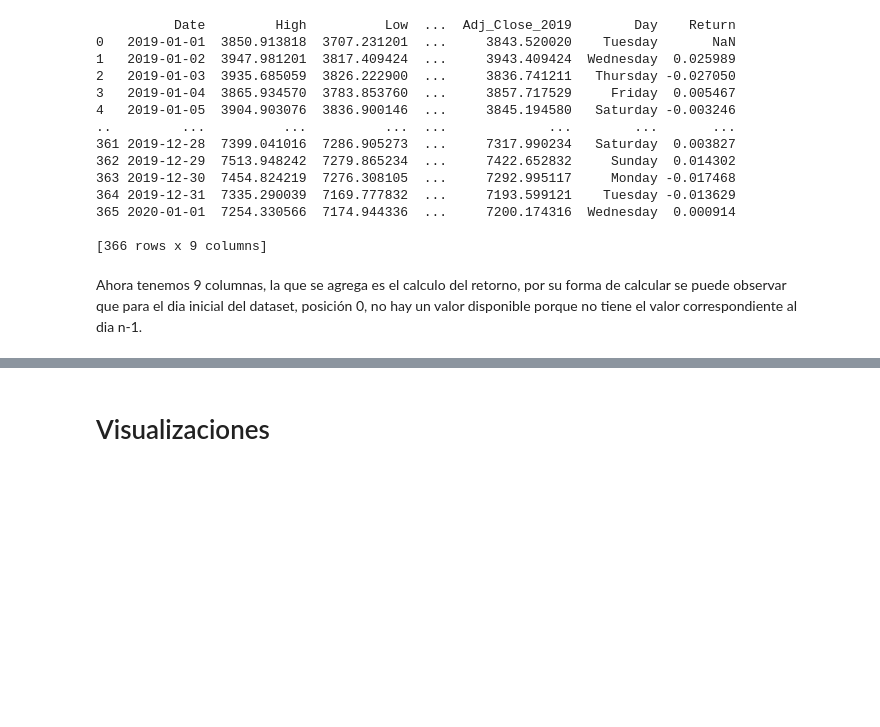
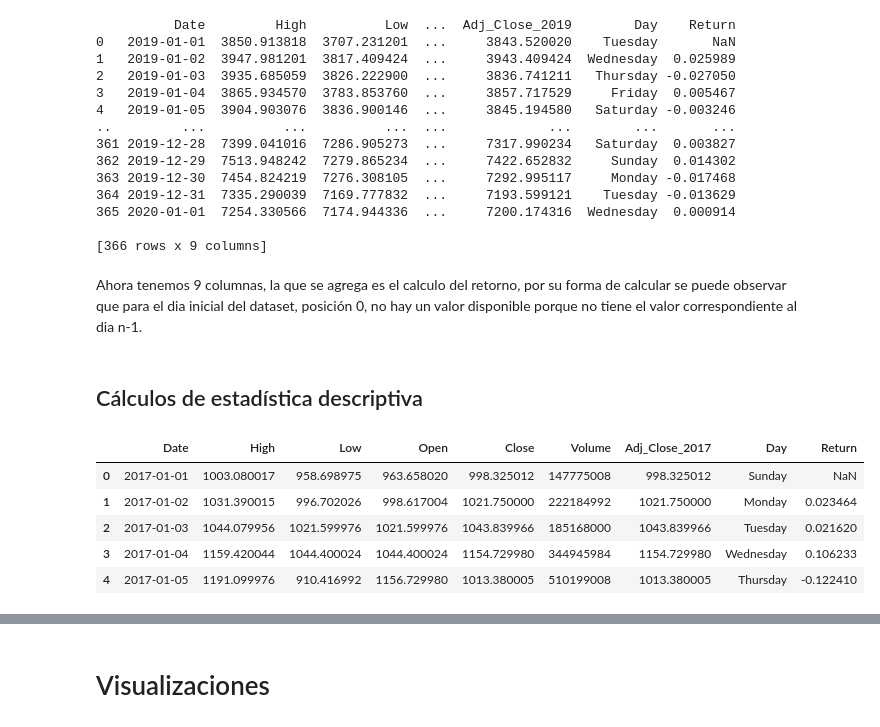
Before and after one commit to cristiandarioortegayubro/Google-Colaboratory-en-Ciencias-Economicas, a Jupyter notebook: Analisis_exploratorio_de_datos.ipynb, the cells around one changed output, grey strips where cells are left out. Saved outputs shown, nothing was run; the diff lists cells and outputs as text; code cells hidden in the pictures; blank space fills up the shorter version.

```diff
--- a/Analisis_exploratorio_de_datos.ipynb
+++ b/Analisis_exploratorio_de_datos.ipynb
@@ -194,3 +194,5 @@ print(BITCOIN2019)
 [366 rows x 9 columns]
 # %% [markdown]
 Ahora tenemos 9 columnas, la que se agrega es el calculo del retorno, por su forma de calcular se puede observar que para el dia inicial del dataset, posición 0, no hay un valor disponible porque no tiene el valor correspondiente al dia n-1.
+# %% [markdown]
+## Cálculos de estadística descriptiva
@@ -196,0 +204,9 @@ Ahora tenemos 9 columnas, la que se agrega es el calculo del retorno, por su for
+# %%
+BITCOIN2017.head()
+# %% [output]
+|  | Date | High | Low | Open | Close | Volume | Adj_Close_2017 | Day | Return |
+| 0 | 2017-01-01 | 1003.080017 | 958.698975 | 963.658020 | 998.325012 | 147775008 | 998.325012 | Sunday | NaN |
+| 1 | 2017-01-02 | 1031.390015 | 996.702026 | 998.617004 | 1021.750000 | 222184992 | 1021.750000 | Monday | 0.023464 |
+| 2 | 2017-01-03 | 1044.079956 | 1021.599976 | 1021.599976 | 1043.839966 | 185168000 | 1043.839966 | Tuesday | 0.021620 |
+| 3 | 2017-01-04 | 1159.420044 | 1044.400024 | 1044.400024 | 1154.729980 | 344945984 | 1154.729980 | Wednesday | 0.106233 |
+| 4 | 2017-01-05 | 1191.099976 | 910.416992 | 1156.729980 | 1013.380005 | 510199008 | 1013.380005 | Thursday | -0.122410 |
```
Also changed, not shown: parts of 10 cells of this notebook.
